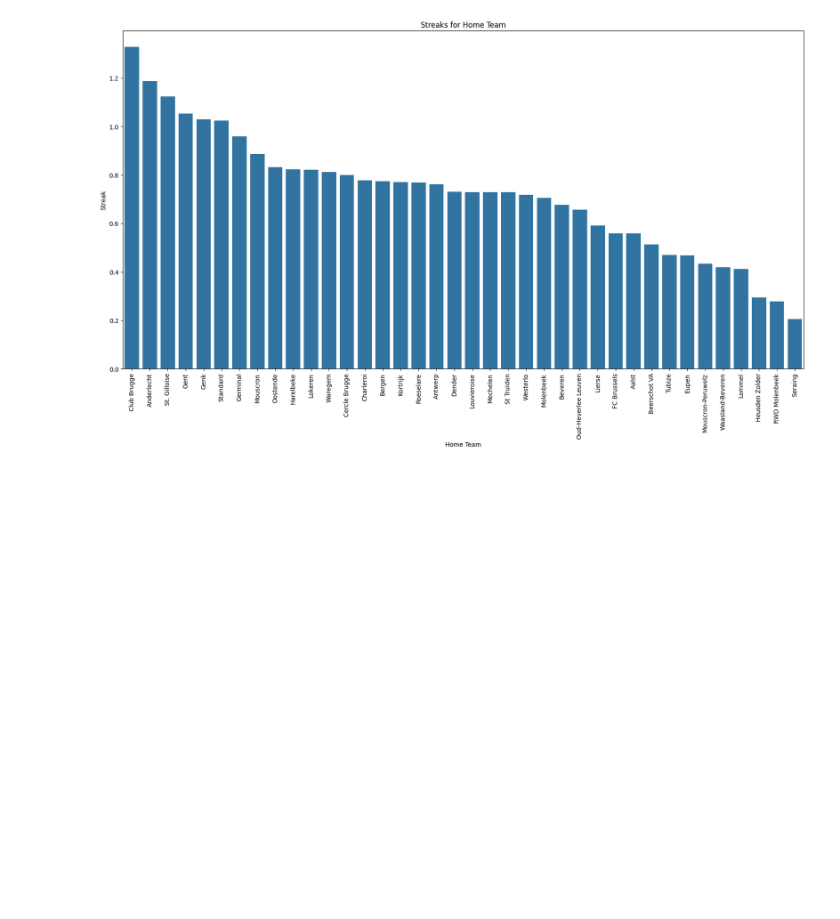
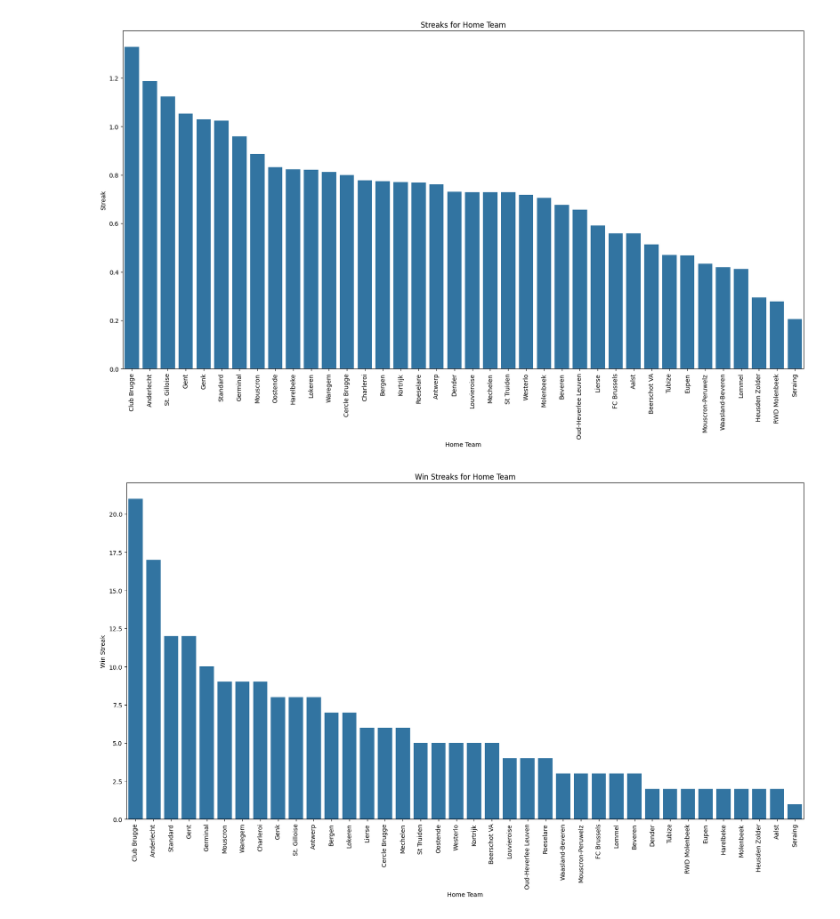
Before and after one commit to mstfgul/BetPredictionProject, a Jupyter notebook: visualizations/data_analysis_model_training_3.ipynb, the cells around one changed output. Saved outputs shown, nothing was run; the diff lists cells and outputs as text; code cells hidden in the pictures; blank space fills up the shorter version.

```diff
--- a/visualizations/data_analysis_model_training_3.ipynb
+++ b/visualizations/data_analysis_model_training_3.ipynb
@@ -177,3 +222,16 @@ plt.xticks(rotation=90)
 plt.show()
 # %% [output]
 [figure]
+# %%
+# win streaks for home team and away team
+
+plt.figure(figsize=(20, 10))
+
+sns.barplot(x=df['HomeTeamWinStreak'].groupby(df['HomeTeam']).mean().sort_values(ascending=False).index,y=df['HomeTeamWinStreak'].groupby(df['HomeTeam']).mean().sort_values(ascending=False))
+plt.title('Win Streaks for Home Team')
+plt.xlabel('Home Team')
+plt.ylabel('Win Streak')
+plt.xticks(rotation=90)
+plt.show()
+# %% [output]
+[figure, added]
```
Also changed, not shown: parts of 4 cells of this notebook.
